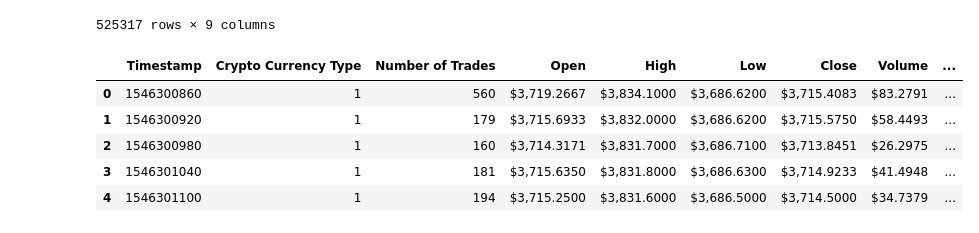
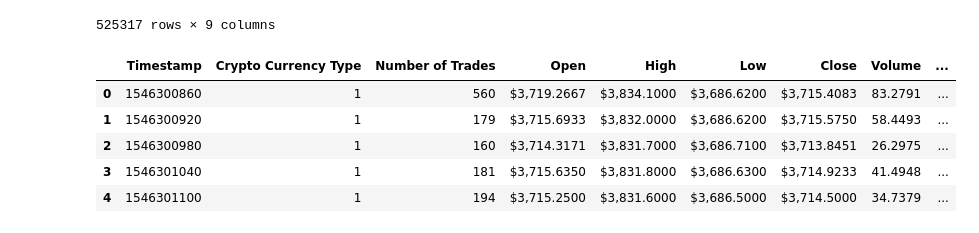
Before and after one commit to Loudju/Project2_Crypto_db, a Jupyter notebook: Bitcoin_Data.ipynb, the cells around one changed output. Cells and saved outputs as stored; diff of their text form; code cells hidden in the pictures.

```diff
--- a/Bitcoin_Data.ipynb
+++ b/Bitcoin_Data.ipynb
@@ -57,17 +57,17 @@ bitcoin19_df
 # %%
 # Format the columns accordingly
 bitcoin19_df['Number of Trades'] = bitcoin19_df['Number of Trades'].map('{:,.0f}'.format)
 bitcoin19_df['Open'] = bitcoin19_df['Open'].map('${:,.4f}'.format)
 bitcoin19_df['High'] = bitcoin19_df['High'].map('${:,.4f}'.format)
 bitcoin19_df['Low'] = bitcoin19_df['Low'].map('${:,.4f}'.format)
 bitcoin19_df['Close'] = bitcoin19_df['Close'].map('${:,.4f}'.format)
-bitcoin19_df['Volume'] = bitcoin19_df['Volume'].map('${:,.4f}'.format)
+bitcoin19_df['Volume'] = bitcoin19_df['Volume'].map('{:,.4f}'.format)
 bitcoin19_df['VWAP'] = bitcoin19_df['VWAP'].map('${:,.4f}'.format)
 bitcoin19_df.head()
 # %% [output]
 |  | Timestamp | Crypto Currency Type | Number of Trades | Open | High | Low | Close | Volume | ... |
-| 0 | 1546300860 | 1 | 560 | $3,719.2667 | $3,834.1000 | $3,686.6200 | $3,715.4083 | $83.2791 | ... |
-| 1 | 1546300920 | 1 | 179 | $3,715.6933 | $3,832.0000 | $3,686.6200 | $3,715.5750 | $58.4493 | ... |
-| 2 | 1546300980 | 1 | 160 | $3,714.3171 | $3,831.7000 | $3,686.7100 | $3,713.8451 | $26.2975 | ... |
-| 3 | 1546301040 | 1 | 181 | $3,715.6350 | $3,831.8000 | $3,686.6300 | $3,714.9233 | $41.4948 | ... |
-| 4 | 1546301100 | 1 | 194 | $3,715.2500 | $3,831.6000 | $3,686.5000 | $3,714.5000 | $34.7379 | ... |
+| 0 | 1546300860 | 1 | 560 | $3,719.2667 | $3,834.1000 | $3,686.6200 | $3,715.4083 | 83.2791 | ... |
+| 1 | 1546300920 | 1 | 179 | $3,715.6933 | $3,832.0000 | $3,686.6200 | $3,715.5750 | 58.4493 | ... |
+| 2 | 1546300980 | 1 | 160 | $3,714.3171 | $3,831.7000 | $3,686.7100 | $3,713.8451 | 26.2975 | ... |
+| 3 | 1546301040 | 1 | 181 | $3,715.6350 | $3,831.8000 | $3,686.6300 | $3,714.9233 | 41.4948 | ... |
+| 4 | 1546301100 | 1 | 194 | $3,715.2500 | $3,831.6000 | $3,686.5000 | $3,714.5000 | 34.7379 | ... |
```
Also changed, not shown: parts of 13 cells of this notebook.
